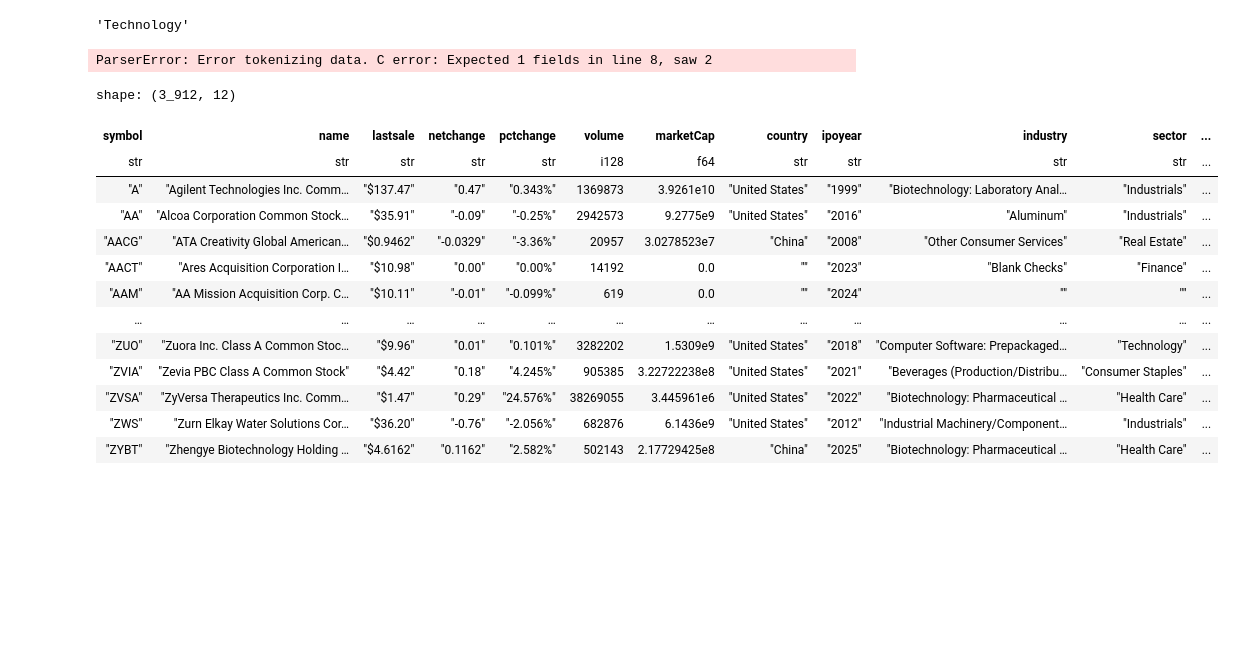
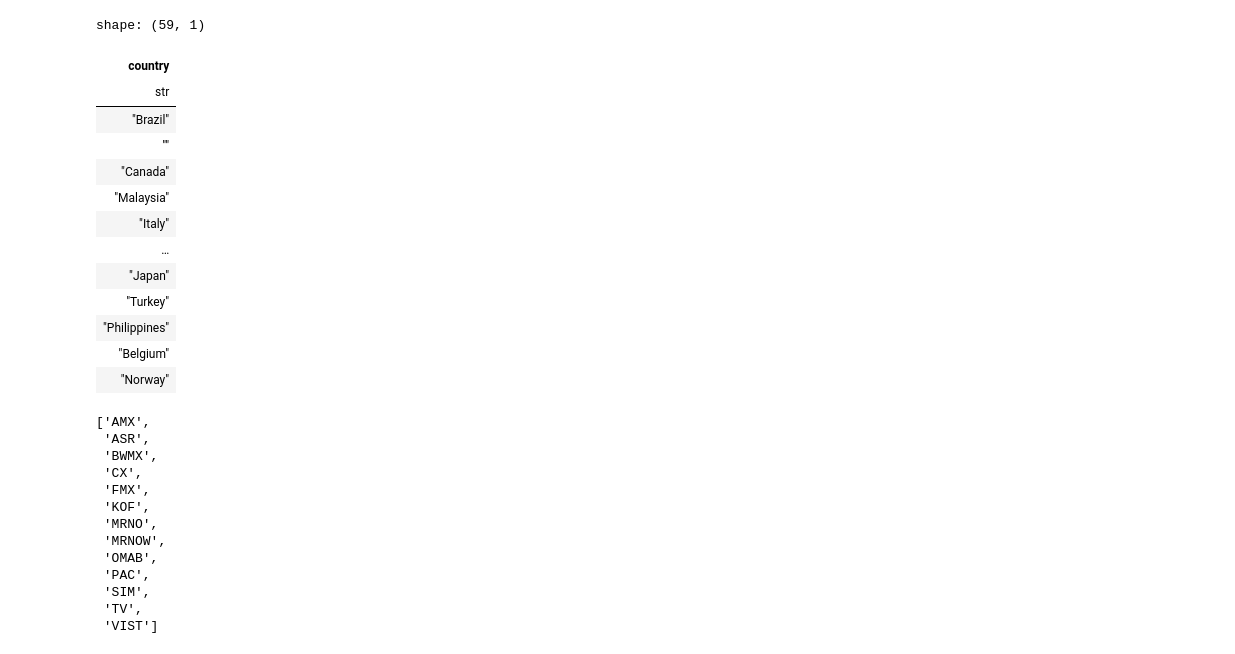
Before and after one commit to faunebl/pybacktestchain-gui, a Jupyter notebook: src/pybacktestchain_gui/main.ipynb, the cells around one changed output. Cells and saved outputs as stored; diff of their text form; code cells hidden in the pictures; blank space fills up the shorter version.

```diff
--- a/src/pybacktestchain_gui/main.ipynb
+++ b/src/pybacktestchain_gui/main.ipynb
@@ -10,11 +8,3 @@ import get_all_tickers.get_tickers as gt
-# %%
-gt.SectorConstants.TECH
-# %% [output]
-'Technology'
-# %%
-gt.get_tickers(AMEX=False, NASDAQ=False)
-# %% [output]
-ParserError: Error tokenizing data. C error: Expected 1 fields in line 8, saw 2
 # %%
 import requests
 
@@ -41,22 +31,38 @@ r = requests.get('https://api.nasdaq.com/api/screener/stocks', headers=headers,
 data = r.json()['data']
 df = pl.DataFrame(data['rows'])
 # %%
-df.filter(~pl.col('marketCap').eq(""), ~pl.col('ipoyear').eq("")).with_columns(pl.col('volume').cast(pl.Int128), pl.col('marketCap').cast(pl.Float64))
+df.select('country').unique() #.filter(~pl.col('marketCap').eq(""), ~pl.col('ipoyear').eq("")).with_columns(pl.col('volume').cast(pl.Int128), pl.col('marketCap').cast(pl.Float64))
 # %% [output]
-shape: (3_912, 12)
+shape: (59, 1)
-| symbol | name | lastsale | netchange | pctchange | volume | marketCap | country | ipoyear | industry | sector | ... |
-| str | str | str | str | str | i128 | f64 | str | str | str | str | ... |
-| "A" | "Agilent Technologies Inc. Comm… | "$137.47" | "0.47" | "0.343%" | 1369873 | 3.9261e10 | "United States" | "1999" | "Biotechnology: Laboratory Anal… | "Industrials" | ... |
-| "AA" | "Alcoa Corporation Common Stock… | "$35.91" | "-0.09" | "-0.25%" | 2942573 | 9.2775e9 | "United States" | "2016" | "Aluminum" | "Industrials" | ... |
-| "AACG" | "ATA Creativity Global American… | "$0.9462" | "-0.0329" | "-3.36%" | 20957 | 3.0278523e7 | "China" | "2008" | "Other Consumer Services" | "Real Estate" | ... |
-| "AACT" | "Ares Acquisition Corporation I… | "$10.98" | "0.00" | "0.00%" | 14192 | 0.0 | "" | "2023" | "Blank Checks" | "Finance" | ... |
-| "AAM" | "AA Mission Acquisition Corp. C… | "$10.11" | "-0.01" | "-0.099%" | 619 | 0.0 | "" | "2024" | "" | "" | ... |
-| … | … | … | … | … | … | … | … | … | … | … | ... |
-| "ZUO" | "Zuora Inc. Class A Common Stoc… | "$9.96" | "0.01" | "0.101%" | 3282202 | 1.5309e9 | "United States" | "2018" | "Computer Software: Prepackaged… | "Technology" | ... |
-| "ZVIA" | "Zevia PBC Class A Common Stock" | "$4.42" | "0.18" | "4.245%" | 905385 | 3.22722238e8 | "United States" | "2021" | "Beverages (Production/Distribu… | "Consumer Staples" | ... |
-| "ZVSA" | "ZyVersa Therapeutics Inc. Comm… | "$1.47" | "0.29" | "24.576%" | 38269055 | 3.445961e6 | "United States" | "2022" | "Biotechnology: Pharmaceutical … | "Health Care" | ... |
-| "ZWS" | "Zurn Elkay Water Solutions Cor… | "$36.20" | "-0.76" | "-2.056%" | 682876 | 6.1436e9 | "United States" | "2012" | "Industrial Machinery/Component… | "Industrials" | ... |
-| "ZYBT" | "Zhengye Biotechnology Holding … | "$4.6162" | "0.1162" | "2.582%" | 502143 | 2.17729425e8 | "China" | "2025" | "Biotechnology: Pharmaceutical … | "Health Care" | ... |
+| country |
+| str |
+| "Brazil" |
+| "" |
+| "Canada" |
+| "Malaysia" |
+| "Italy" |
+| … |
+| "Japan" |
+| "Turkey" |
+| "Philippines" |
+| "Belgium" |
+| "Norway" |
+# %%
+df.filter(pl.col('country').is_in(['Mexico'])).select(pl.col('symbol')).to_series().to_list()
+# %% [output]
+['AMX',
+ 'ASR',
+ 'BWMX',
+ 'CX',
+ 'FMX',
+ 'KOF',
+ 'MRNO',
+ 'MRNOW',
+ 'OMAB',
+ 'PAC',
+ 'SIM',
+ 'TV',
+ 'VIST']
 # %%
 # Set verbosity for logging
 verbose = False  # Set to True to enable logging, or False to suppress it
```
Also changed, not shown: parts of 11 cells of this notebook, 5 other files.
